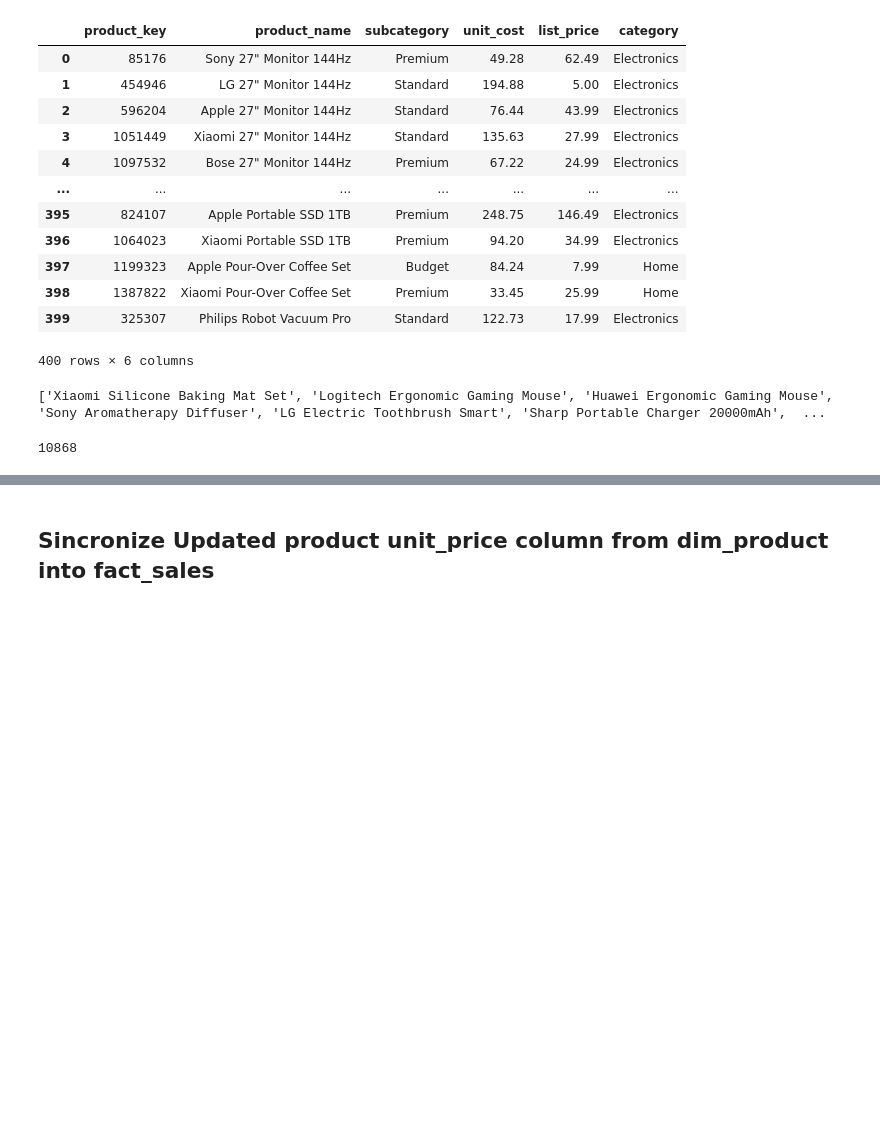
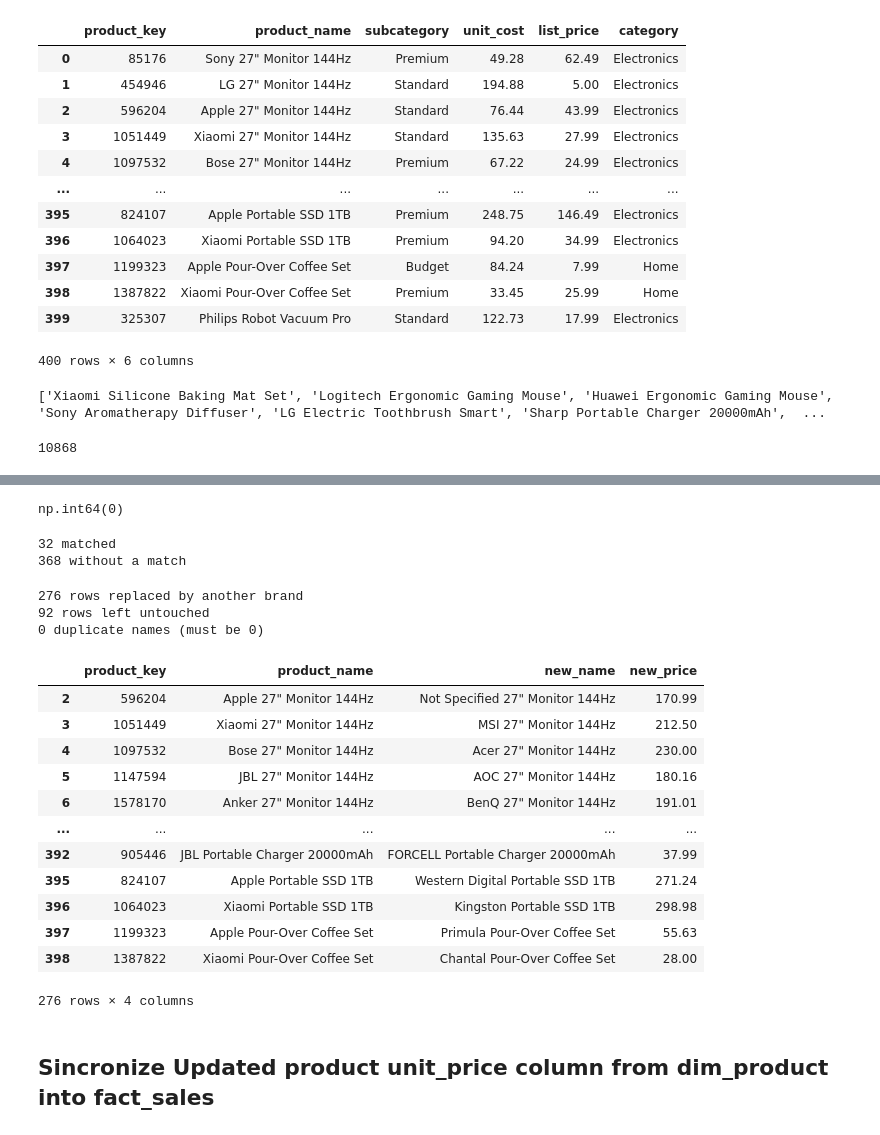
Before and after one commit to Retail-Analytical-Platform/Retail-Analytics-Data, a Jupyter notebook: etl/main_pipeline.ipynb, the cells around one changed output, grey strips where cells are left out. Cells and saved outputs as stored; diff of their text form; code cells hidden in the pictures; blank space fills up the shorter version.

```diff
--- a/etl/main_pipeline.ipynb
+++ b/etl/main_pipeline.ipynb
@@ -359,0 +514,4 @@ open("products.txt", "w").write("\n".join(names))
+# %%
+bd = brand_data.sort_values("n_used", ascending=False).drop_duplicates(["base_name", "brand"]).copy()
+bd["product_name"] = bd["brand"] + " " + bd["base_name"]
+bd[["product_name", "price"]].head()
@@ -360,3 +525,53 @@ open("products.txt", "w").write("\n".join(names))
+# %%
+dim = pd.read_sql(text("SELECT product_key, product_name FROM dim_product"), engine)
+bases = sorted(bd["base_name"].unique(), key=len, reverse=True)
+dim["base_name"] = dim["product_name"].map(lambda n: next((b for b in bases if n.endswith(" " + b)), None))
+dim["base_name"].isna().sum()
+# %% [output]
+np.int64(0)
+# %%
+dim = dim.merge(bd[["product_name", "price"]], on="product_name", how="left")
+print(dim["price"].notna().sum(), "matched")
+print(dim["price"].isna().sum(), "without a match")
+# %% [output]
+32 matched
+368 without a match
+# %%
+new_name = dim["product_name"].copy()
+new_price = dim["price"].copy()
+taken = set(dim.loc[dim["price"].notna(), "product_name"])
+
+for base, grp in dim[dim["price"].isna()].groupby("base_name"):
+    free = bd[(bd["base_name"] == base) & ~bd["product_name"].isin(taken)].sort_values("ebay_matches", ascending=False)
+    for i, (_, row) in zip(grp.index, free.iterrows()):
+        new_name[i] = row["product_name"]
+        new_price[i] = row["price"]
+
+dim["new_name"] = new_name
+dim["new_price"] = new_price
+# %%
+renamed = dim["new_name"] != dim["product_name"]
+print(renamed.sum(), "rows replaced by another brand")
+print(dim["new_price"].isna().sum(), "rows left untouched")
+print(dim["new_name"].duplicated().sum(), "duplicate names (must be 0)")
+dim.loc[renamed, ["product_key", "product_name", "new_name", "new_price"]]
+# %% [output]
+276 rows replaced by another brand
+92 rows left untouched
+0 duplicate names (must be 0)
+|  | product_key | product_name | new_name | new_price |
+| 2 | 596204 | Apple 27" Monitor 144Hz | Not Specified 27" Monitor 144Hz | 170.99 |
+| 3 | 1051449 | Xiaomi 27" Monitor 144Hz | MSI 27" Monitor 144Hz | 212.50 |
+| 4 | 1097532 | Bose 27" Monitor 144Hz | Acer 27" Monitor 144Hz | 230.00 |
+| 5 | 1147594 | JBL 27" Monitor 144Hz | AOC 27" Monitor 144Hz | 180.16 |
+| 6 | 1578170 | Anker 27" Monitor 144Hz | BenQ 27" Monitor 144Hz | 191.01 |
+| ... | ... | ... | ... | ... |
+| 392 | 905446 | JBL Portable Charger 20000mAh | FORCELL Portable Charger 20000mAh | 37.99 |
+| 395 | 824107 | Apple Portable SSD 1TB | Western Digital Portable SSD 1TB | 271.24 |
+| 396 | 1064023 | Xiaomi Portable SSD 1TB | Kingston Portable SSD 1TB | 298.98 |
+| 397 | 1199323 | Apple Pour-Over Coffee Set | Primula Pour-Over Coffee Set | 55.63 |
+| 398 | 1387822 | Xiaomi Pour-Over Coffee Set | Chantal Pour-Over Coffee Set | 28.00 |
+276 rows × 4 columns
 # %% [markdown]
 ## Sincronize Updated product unit_price column from dim_product into fact_sales
 # %%
```
Also changed, not shown: parts of 13 cells of this notebook.
